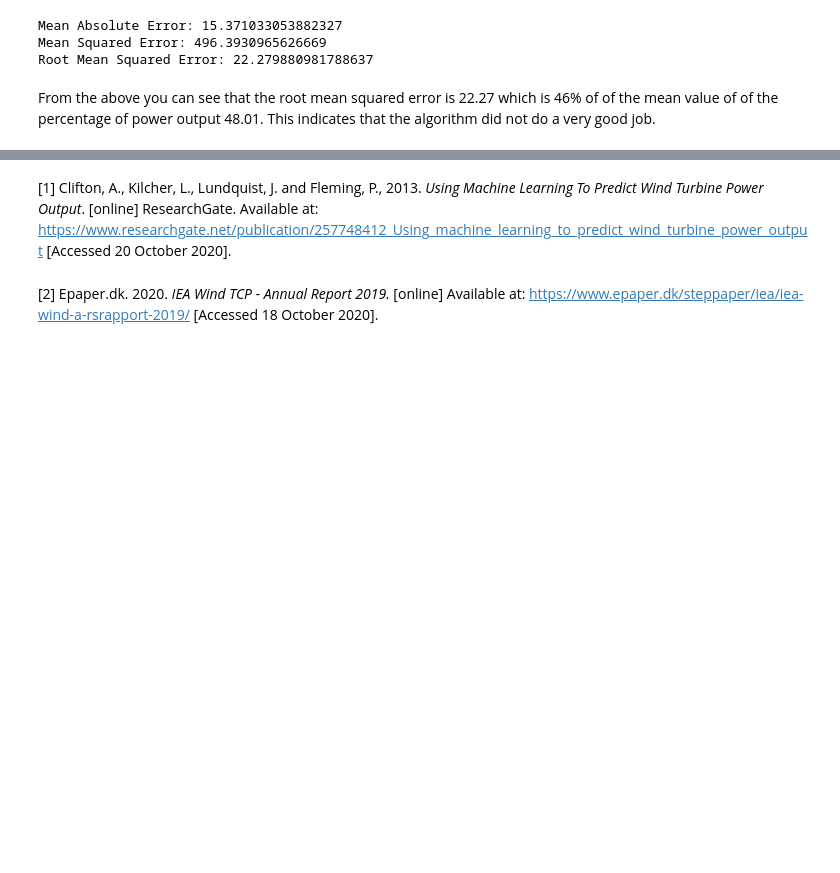
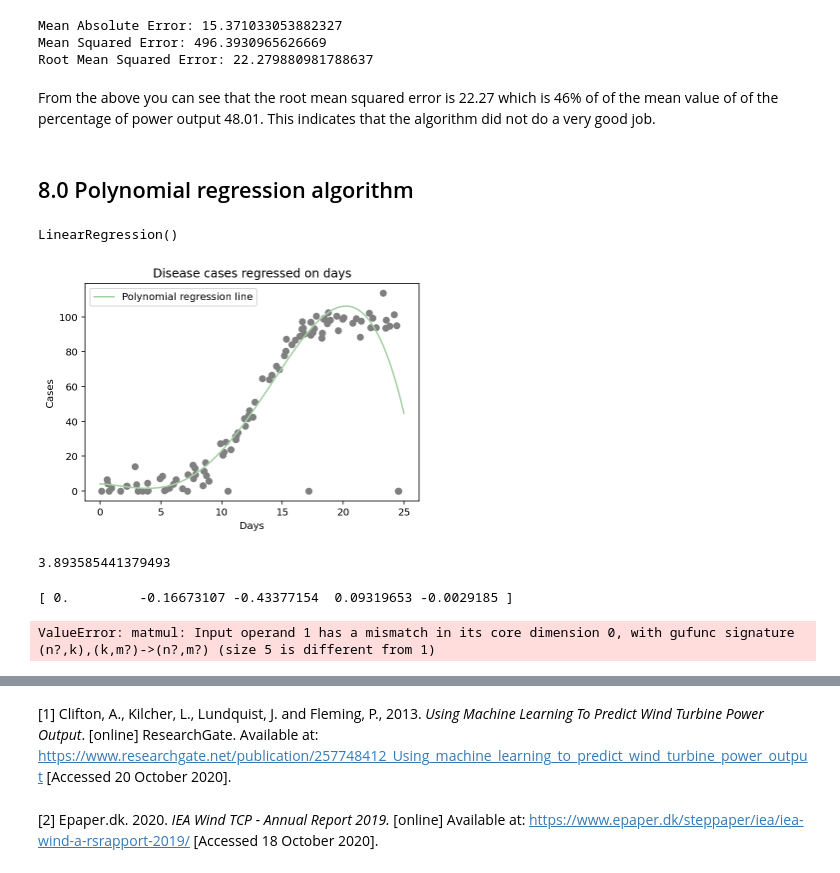
Before and after one commit to Munster2020/HDIP_CSDA_COMP07084_PROJECT, a Jupyter notebook: project2020.ipynb, the cells around one changed output, grey strips where cells are left out. Cells and saved outputs as stored; diff of their text form; code cells hidden in the pictures; blank space fills up the shorter version.

Commit message:
Added initial attempt at polynomial regression and updated Reference section

```diff
--- a/project2020.ipynb
+++ b/project2020.ipynb
@@ -317,3 +317,42 @@ Mean Squared Error: 496.3930965626669
 Root Mean Squared Error: 22.279880981788637
 # %% [markdown]
 From the above you can see that the root mean squared error is 22.27 which is 46% of of the mean value of of the percentage of power output 48.01. This indicates that the algorithm did not do a very good job.
+# %% [markdown]
+## 8.0 Polynomial regression algorithm
+# %%
+# Fitting Polynomial Regression to the dataset
+from sklearn.preprocessing import PolynomialFeatures
+poly_reg = PolynomialFeatures(degree=4)
+# %%
+y_train = y_train[X_train[:,0].argsort()]
+X_train = X_train[X_train[:, 0].argsort()]
+# %%
+x_poly = poly_reg.fit_transform(X_train)
+# %%
+poly_reg = LinearRegression()
+poly_reg.fit(x_poly, y_train)
+# %% [output]
+LinearRegression()
+# %%
+plt.title('Disease cases regressed on days')
+plt.xlabel('Days')
+plt.ylabel('Cases')
+plt.scatter(X_test, y_test, color='grey')
+plt.plot(X_train, poly_reg.predict(x_poly), c='#a3cfa3', label='Polynomial regression line')
+plt.legend(loc="upper left")
+plt.show()
+# %% [output]
+[figure, added]
+# %%
+print(pol_reg.intercept_)
+# %% [output]
+3.893585441379493
+# %%
+print(pol_reg.coef_)
+# %% [output]
+[ 0.         -0.16673107 -0.43377154  0.09319653 -0.0029185 ]
+# %%
+y_pred = pol_reg.predict(X_test)
+print(regressor.predict(x_test))
+# %% [output]
+ValueError: matmul: Input operand 1 has a mismatch in its core dimension 0, with gufunc signature (n?,k),(k,m?)->(n?,m?) (size 5 is different from 1)
```
Also changed, not shown: parts of 13 cells of this notebook.
